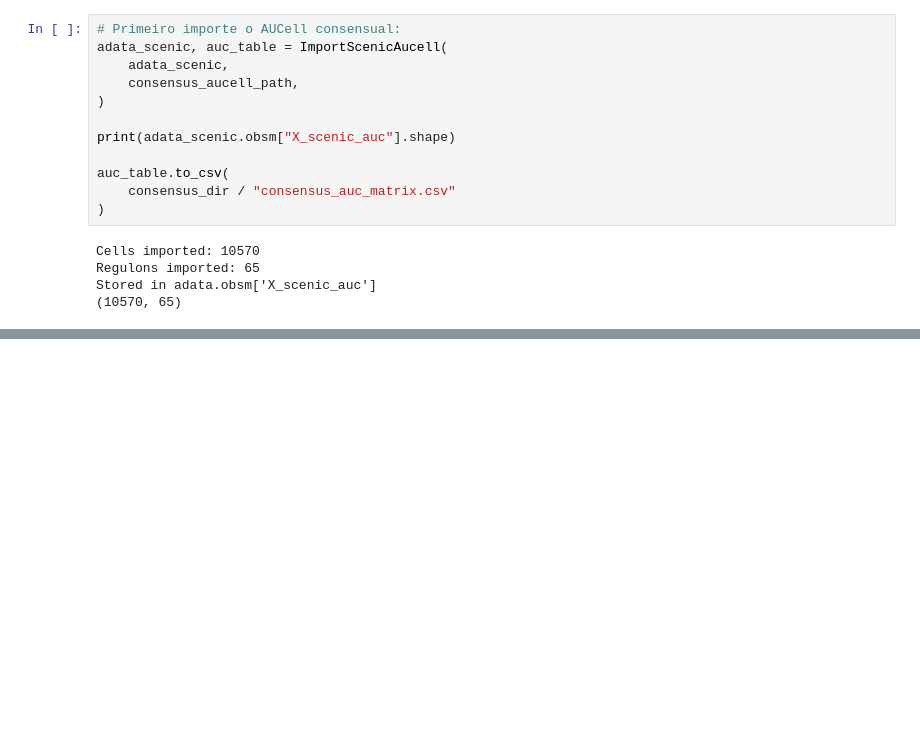
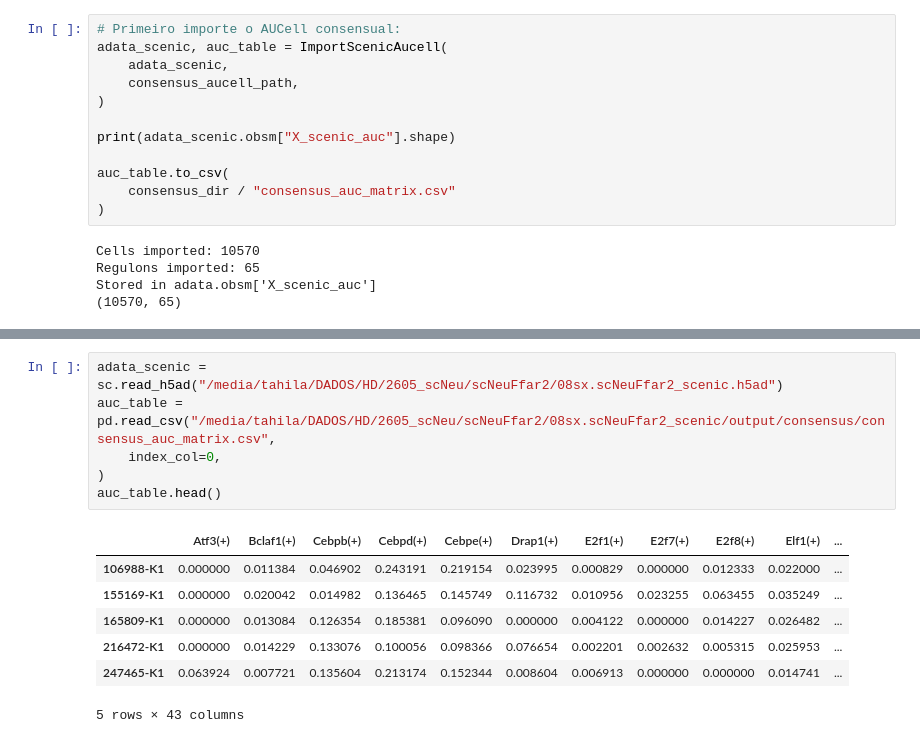
Before and after one commit to TAndrighetti/SingleCell_Analysis_Tools, a Jupyter notebook: tutoriais/SCENIC_application.ipynb, the cells around one changed output, grey strips where cells are left out. Drawn from its saved outputs; the diff is of its cells as text; blank space fills up the shorter version.

```diff
--- a/tutoriais/SCENIC_application.ipynb
+++ b/tutoriais/SCENIC_application.ipynb
@@ -3238,0 +3097,14 @@ Depois disso, aí sim podemos passar para a primeira análise downstream dos reg
+# %%
+adata_scenic = sc.read_h5ad("/media/tahila/DADOS/HD/2605_scNeu/scNeuFfar2/08sx.scNeuFfar2_scenic.h5ad")
+auc_table = pd.read_csv("/media/tahila/DADOS/HD/2605_scNeu/scNeuFfar2/08sx.scNeuFfar2_scenic/output/consensus/consensus_auc_matrix.csv",
+    index_col=0,
+)
+auc_table.head()
+# %% [output]
+|  | Atf3(+) | Bclaf1(+) | Cebpb(+) | Cebpd(+) | Cebpe(+) | Drap1(+) | E2f1(+) | E2f7(+) | E2f8(+) | Elf1(+) | ... |
+| 106988-K1 | 0.000000 | 0.011384 | 0.046902 | 0.243191 | 0.219154 | 0.023995 | 0.000829 | 0.000000 | 0.012333 | 0.022000 | ... |
+| 155169-K1 | 0.000000 | 0.020042 | 0.014982 | 0.136465 | 0.145749 | 0.116732 | 0.010956 | 0.023255 | 0.063455 | 0.035249 | ... |
+| 165809-K1 | 0.000000 | 0.013084 | 0.126354 | 0.185381 | 0.096090 | 0.000000 | 0.004122 | 0.000000 | 0.014227 | 0.026482 | ... |
+| 216472-K1 | 0.000000 | 0.014229 | 0.133076 | 0.100056 | 0.098366 | 0.076654 | 0.002201 | 0.002632 | 0.005315 | 0.025953 | ... |
+| 247465-K1 | 0.063924 | 0.007721 | 0.135604 | 0.213174 | 0.152344 | 0.008604 | 0.006913 | 0.000000 | 0.000000 | 0.014741 | ... |
+5 rows × 43 columns
```
Also changed, not shown: parts of 72 cells of this notebook, 3 other files.
